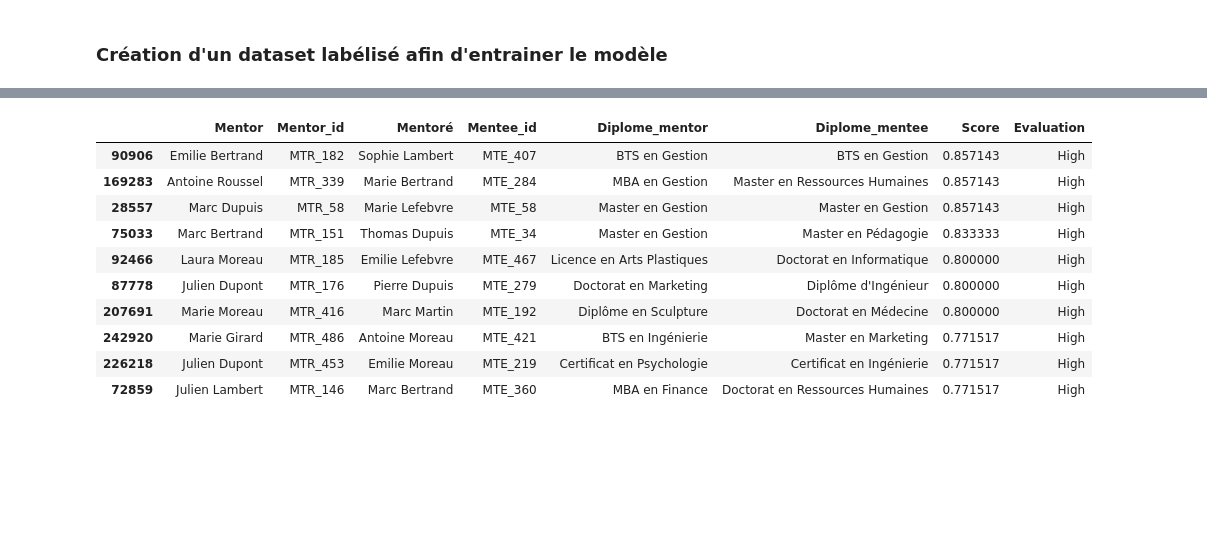
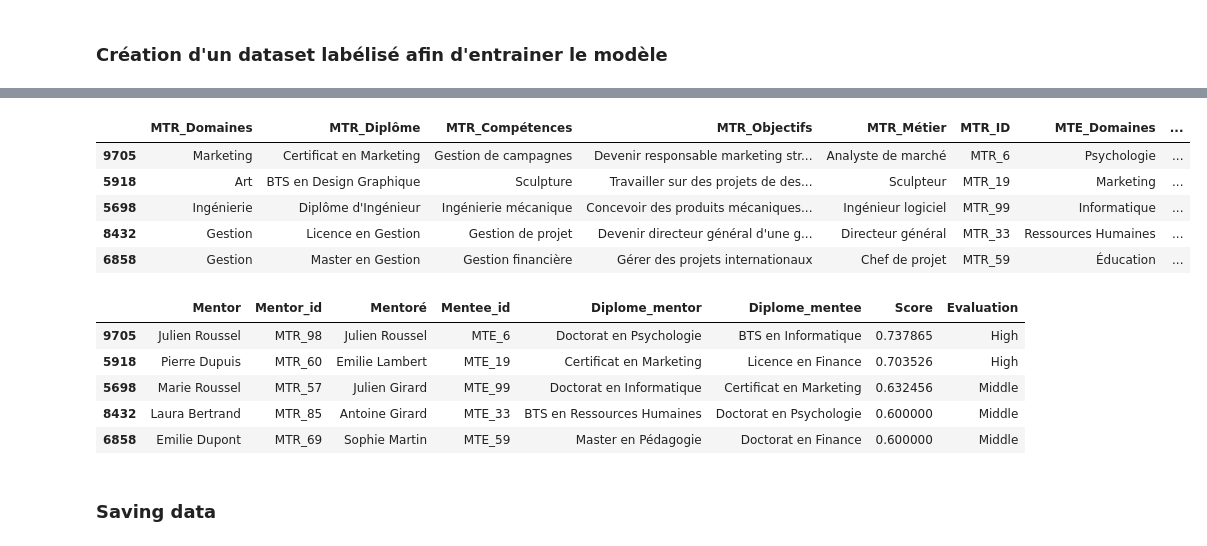
Before and after one commit to MariefloChm/Projet_intensif, a Jupyter notebook: generate_data.ipynb, the cells around one changed output, grey strips where cells are left out. Drawn from its saved outputs; the diff is of its cells as text; code cells hidden in the pictures; blank space fills up the shorter version.

```diff
--- a/generate_data.ipynb
+++ b/generate_data.ipynb
@@ -370,18 +369,0 @@ mentors_data,mentorees_data, simil_mat= get_matching_data(df)
-# %%
-res, mat_score= get_matching_result(mentors_data, mentorees_data, simil_mat)
-# %%
-matching_final_data = res.sort_values(by="Score", ascending=False)
-# matching_final_data.to_csv("mentor_mentee_matching_data.csv")
-matching_final_data.head(10)
-# %% [output]
-|  | Mentor | Mentor_id | Mentoré | Mentee_id | Diplome_mentor | Diplome_mentee | Score | Evaluation |
-| 90906 | Emilie Bertrand | MTR_182 | Sophie Lambert | MTE_407 | BTS en Gestion | BTS en Gestion | 0.857143 | High |
-| 169283 | Antoine Roussel | MTR_339 | Marie Bertrand | MTE_284 | MBA en Gestion | Master en Ressources Humaines | 0.857143 | High |
-| 28557 | Marc Dupuis | MTR_58 | Marie Lefebvre | MTE_58 | Master en Gestion | Master en Gestion | 0.857143 | High |
-| 75033 | Marc Bertrand | MTR_151 | Thomas Dupuis | MTE_34 | Master en Gestion | Master en Pédagogie | 0.833333 | High |
-| 92466 | Laura Moreau | MTR_185 | Emilie Lefebvre | MTE_467 | Licence en Arts Plastiques | Doctorat en Informatique | 0.800000 | High |
-| 87778 | Julien Dupont | MTR_176 | Pierre Dupuis | MTE_279 | Doctorat en Marketing | Diplôme d'Ingénieur | 0.800000 | High |
-| 207691 | Marie Moreau | MTR_416 | Marc Martin | MTE_192 | Diplôme en Sculpture | Doctorat en Médecine | 0.800000 | High |
-| 242920 | Marie Girard | MTR_486 | Antoine Moreau | MTE_421 | BTS en Ingénierie | Master en Marketing | 0.771517 | High |
-| 226218 | Julien Dupont | MTR_453 | Emilie Moreau | MTE_219 | Certificat en Psychologie | Certificat en Ingénierie | 0.771517 | High |
-| 72859 | Julien Lambert | MTR_146 | Marc Bertrand | MTE_360 | MBA en Finance | Doctorat en Ressources Humaines | 0.771517 | High |
@@ -387,0 +399,28 @@ matching_final_data.head(10)
+# %%
+feature = ["Domaines","Diplôme","Compétences","Objectifs","Métier","Localisation","Langue parlée","Disponibilité","Description de la personnalité","Université d'études", "Parcours Professionnel"]
+# %%
+def get_full_matching_df(mtr_df, mte_df,mat_score,feature=["Domaines","Diplôme","Compétences","Objectifs","Métier","ID"]):
+    n_repeats = len(mte_df)
+    mtr_df_repeated = pd.concat([mtr_df[feature]] * n_repeats, ignore_index=True)
+    mte_df_repeated = pd.concat([mte_df[feature]] * len(mtr_df), ignore_index=True)
+    # Rename columns with prefixes
+    mtr_df_repeated.columns = ["MTR_" + col for col in mtr_df_repeated.columns]
+    mte_df_repeated.columns = ["MTE_" + col for col in mte_df_repeated.columns]
+    scores = [mat_score[i][j] for i in range(len(mtr_df)) for j in range(len(mte_df))]
+    eval_score = [evaluate_score(score) for score in scores]
+    # Combine the two DataFrames
+    res_data = pd.concat([mtr_df_repeated, mte_df_repeated], axis=1)
+    res_data["Score"] = scores
+    res_data["eval_score"] = eval_score
+    return res_data.sort_values(by="Score",ascending=False)
+# %%
+full_matching_res= get_full_matching_df(mtr_df,mte_df, mat)
+# %%
+full_matching_res.head()
+# %% [output]
+|  | MTR_Domaines | MTR_Diplôme | MTR_Compétences | MTR_Objectifs | MTR_Métier | MTR_ID | MTE_Domaines | ... |
+| 9705 | Marketing | Certificat en Marketing | Gestion de campagnes | Devenir responsable marketing str... | Analyste de marché | MTR_6 | Psychologie | ... |
+| 5918 | Art | BTS en Design Graphique | Sculpture | Travailler sur des projets de des... | Sculpteur | MTR_19 | Marketing | ... |
+| 5698 | Ingénierie | Diplôme d'Ingénieur | Ingénierie mécanique | Concevoir des produits mécaniques... | Ingénieur logiciel | MTR_99 | Informatique | ... |
+| 8432 | Gestion | Licence en Gestion | Gestion de projet | Devenir directeur général d'une g... | Directeur général | MTR_33 | Ressources Humaines | ... |
+| 6858 | Gestion | Master en Gestion | Gestion financière | Gérer des projets internationaux | Chef de projet | MTR_59 | Éducation | ... |
@@ -387,0 +429,11 @@ matching_final_data.head(10)
+# %%
+simple_matching_df.head()
+# %% [output]
+|  | Mentor | Mentor_id | Mentoré | Mentee_id | Diplome_mentor | Diplome_mentee | Score | Evaluation |
+| 9705 | Julien Roussel | MTR_98 | Julien Roussel | MTE_6 | Doctorat en Psychologie | BTS en Informatique | 0.737865 | High |
+| 5918 | Pierre Dupuis | MTR_60 | Emilie Lambert | MTE_19 | Certificat en Marketing | Licence en Finance | 0.703526 | High |
+| 5698 | Marie Roussel | MTR_57 | Julien Girard | MTE_99 | Doctorat en Informatique | Certificat en Marketing | 0.632456 | Middle |
+| 8432 | Laura Bertrand | MTR_85 | Antoine Girard | MTE_33 | BTS en Ressources Humaines | Doctorat en Psychologie | 0.600000 | Middle |
+| 6858 | Emilie Dupont | MTR_69 | Sophie Martin | MTE_59 | Master en Pédagogie | Doctorat en Finance | 0.600000 | Middle |
+# %% [markdown]
+### Saving data
```
Also changed, not shown: parts of 32 cells of this notebook, 3 other files.
